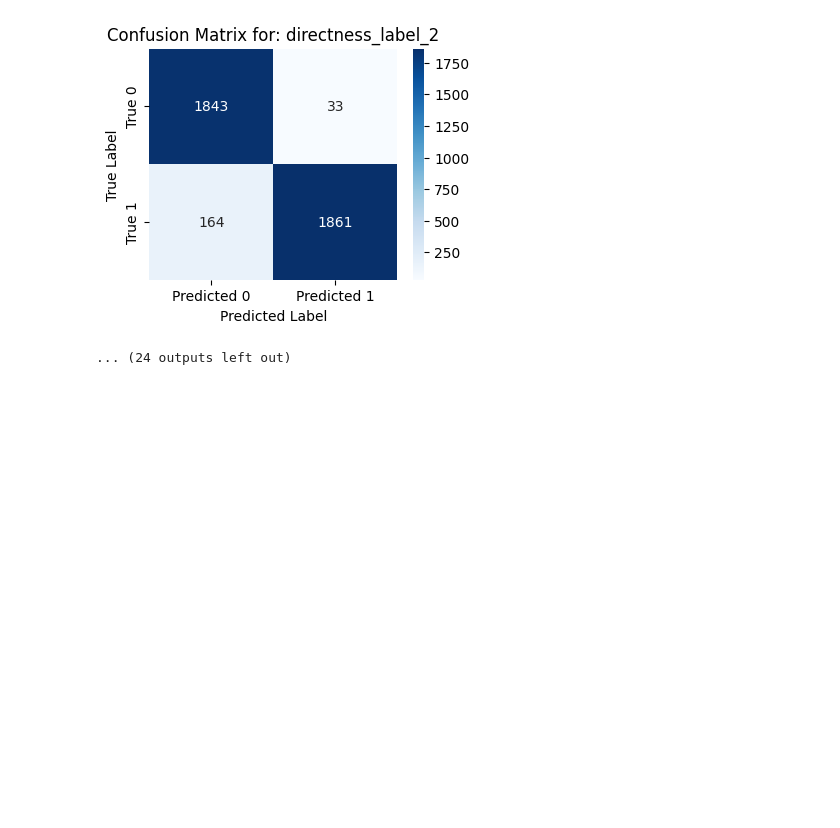
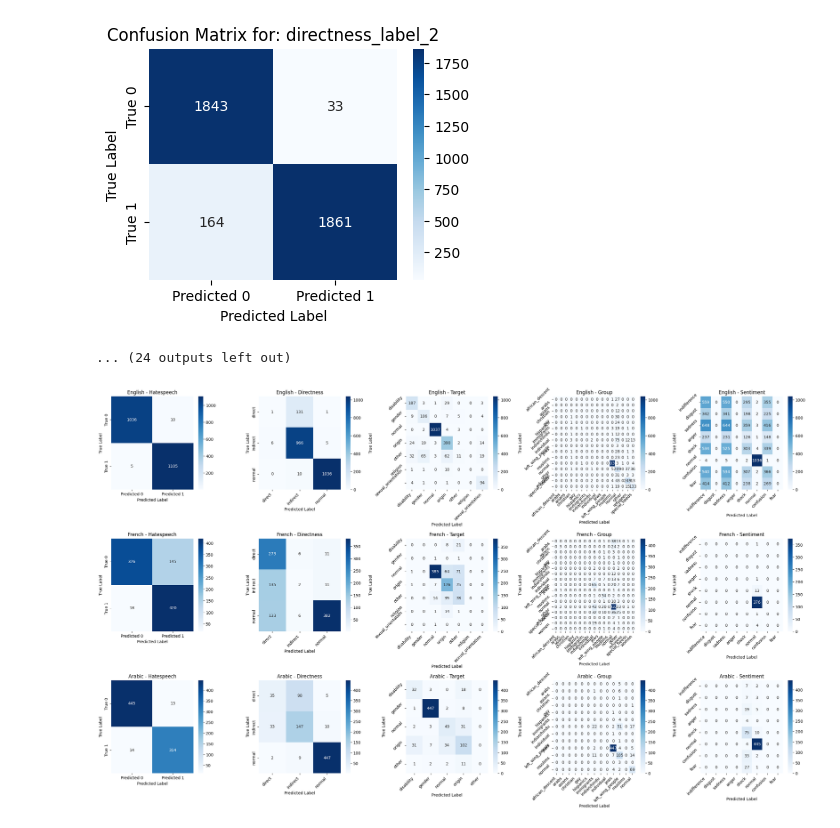
Before and after one commit to nadaamoharram/MLMA_Toxicity_Detection_Deep_Learning, a Jupyter notebook: Modeling/FineTuning_mBERT.ipynb, the cells around one changed output. Drawn from its saved outputs; the diff is of its cells as text; code cells hidden in the pictures; blank space fills up the shorter version.

Commit message:
update confusion matrices

```diff
--- a/Modeling/FineTuning_mBERT.ipynb
+++ b/Modeling/FineTuning_mBERT.ipynb
@@ -1164,3 +1183,71 @@ for i, label_name in id2label.items():
 [figure]
 [figure]
 ... (24 outputs left out)
+# %%
+# 1. Create a 3x5 figure and a set of subplots
+fig, axes = plt.subplots(nrows=3, ncols=5, figsize=(25, 15)) # Increased figure size
+
+# 2. Define the order of languages and categories
+languages_order = ['english', 'french', 'arabic']
+categories_order = ['hatespeech', 'directness', 'target', 'group', 'sentiment'] # Changed order
+
+# Define mappings for sentiment labels for plotting
+sentiment_labels = [label.replace('sentiment_', '') for label in binary_label_columns if 'sentiment' in label]
+
+
+# 3. Iterate through each language (row) and each category (column)
+for i, lang in enumerate(languages_order):
+    for j, category in enumerate(categories_order):
+
+        # 4. Retrieve the corresponding confusion matrix(es)
+        cm_data = confusion_matrices[lang][category]
+
+        # 5. Select the appropriate subplot axis
+        ax = axes[i, j]
+
+        # 6. Generate a heatmap for the current confusion matrix
+        sns.heatmap(cm_data, annot=True, fmt='d', cmap='Blues', ax=ax)
+
+        # 7. & 8. Set the x-axis and y-axis tick labels
+        if category == 'hatespeech':
+            ax.set_xticklabels(['Predicted 0', 'Predicted 1'])
+            ax.set_yticklabels(['True 0', 'True 1'])
+        elif category == 'sentiment':
+            # Set tick labels for the 8x8 sentiment matrix
+            ax.set_xticklabels(sentiment_labels, rotation=45, ha='right')
+            ax.set_yticklabels(sentiment_labels, rotation=45, ha='right') # Apply 45 degree rotation to y-axis labels
+
+        else:
+            # Retrieve the label mapping for the category
+            mapping = category_label_mappings[category]
+            # Get the number of classes in the current confusion matrix
+            num_classes = cm_data.shape[0]
+            # Get the keys (original label indices) from the mapping
+            mapping_keys = list(mapping.keys())
+            # Ensure we don't go out of bounds for the mapping keys
+            if num_classes <= len(mapping_keys):
+                # Create tick labels based on the mapping values for the present classes
+                tick_labels = [mapping[mapping_keys[k]] for k in range(num_classes)]
+                ax.set_xticklabels(tick_labels, rotation=45, ha='right') # Rotate labels for better readability
+                if category in ['target', 'group']: # Apply rotation only for target and group
+                    ax.set_yticklabels(tick_labels, rotation=45, ha='right') # Apply 45 degree rotation to y-axis labels
+                else:
+                    ax.set_yticklabels(tick_labels)
+            else:
+                print(f"Warning: Number of classes in confusion matrix ({num_classes}) for {lang} - {category} exceeds the number of labels in mapping ({len(mapping_keys)}). Using default numerical labels.")
+
+
+        # 9. Set the title of each subplot
+        ax.set_title(f'{lang.capitalize()} - {category.capitalize()}')
+
+        # 10. Add labels to the x and y axes
+        ax.set_xlabel('Predicted Label')
+        ax.set_ylabel('True Label')
+
+# 11. Adjust the layout of the subplots
+plt.tight_layout()
+
+# 12. Display the plot
+plt.show()
+# %% [output]
+[figure, added]
```
Also changed, not shown: parts of 5 cells of this notebook.
